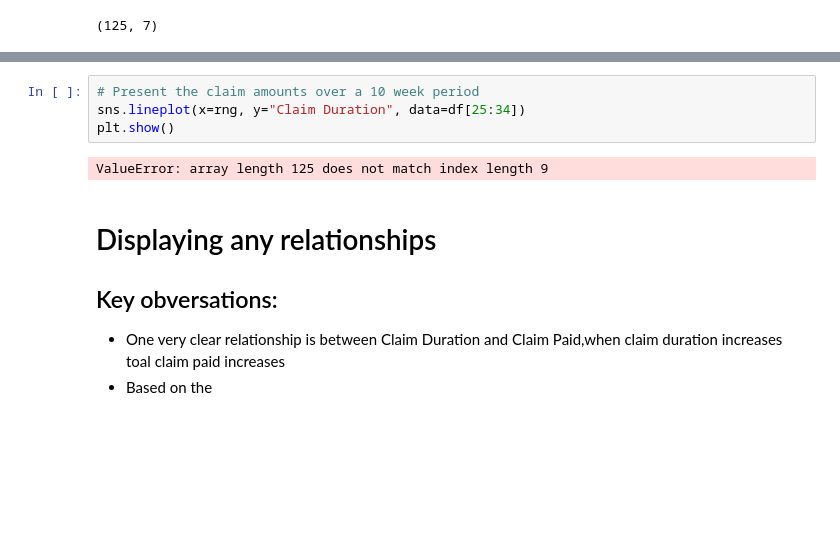
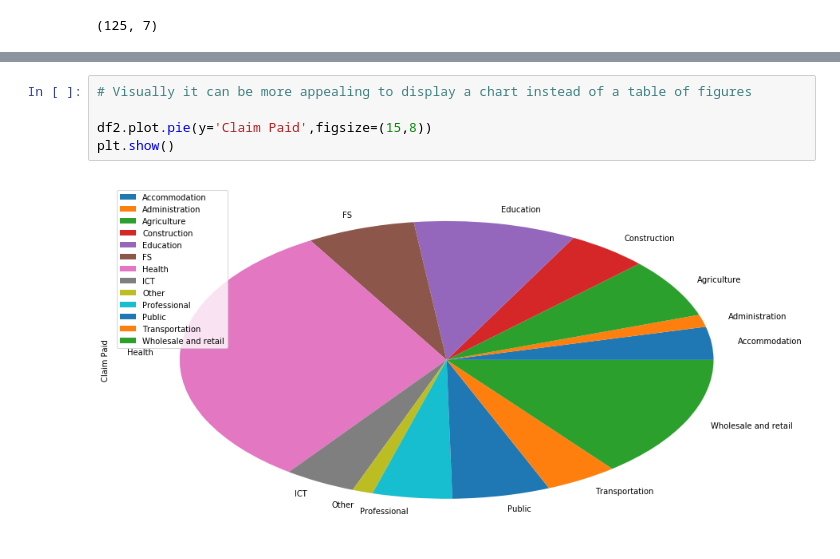
Before and after one commit to mikequaid/Proj-Prog, a Jupyter notebook: Simulation.ipynb, the cells around one changed output, grey strips where cells are left out. Drawn from its saved outputs; the diff is of its cells as text; blank space fills up the shorter version.

```diff
--- a/Simulation.ipynb
+++ b/Simulation.ipynb
@@ -233,12 +244,7 @@ df2
-# %%
-# Present the claim amounts over a 10 week period
-sns.lineplot(x=rng, y="Claim Duration", data=df[25:34])
-plt.show()
-# %% [output]
-ValueError: array length 125 does not match index length 9
-# %% [markdown]
-# Displaying any relationships
-
-## Key obversations:
-- One very clear relationship is between Claim Duration and Claim Paid,when claim duration increases toal claim paid increases
-- Based on the
+# %%
+# Visually it can be more appealing to display a chart instead of a table of figures
+
+df2.plot.pie(y='Claim Paid',figsize=(15,8))
+plt.show()
+# %% [output]
+[figure, added]
```
Also changed, not shown: parts of 30 cells of this notebook, 2 other files.
